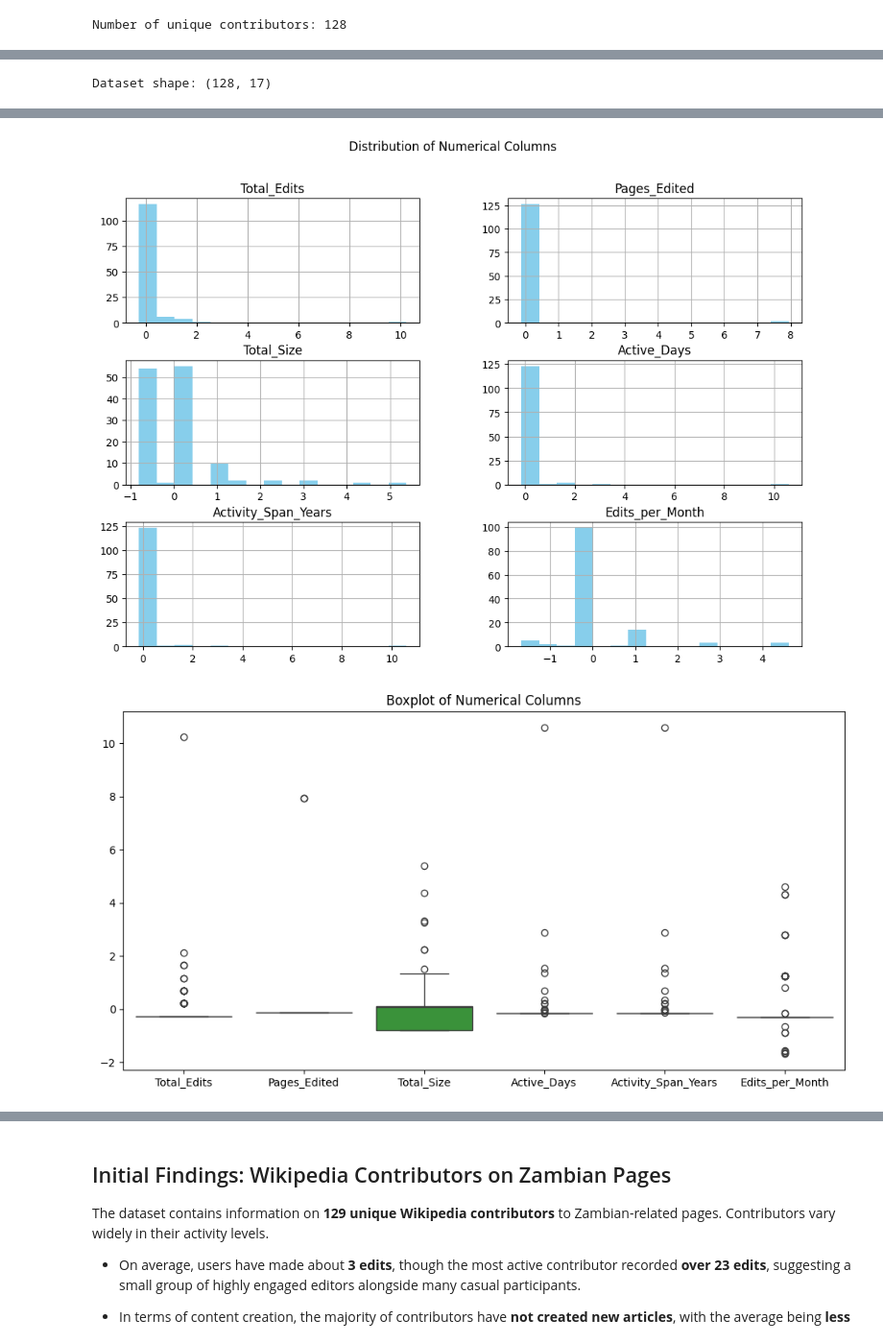
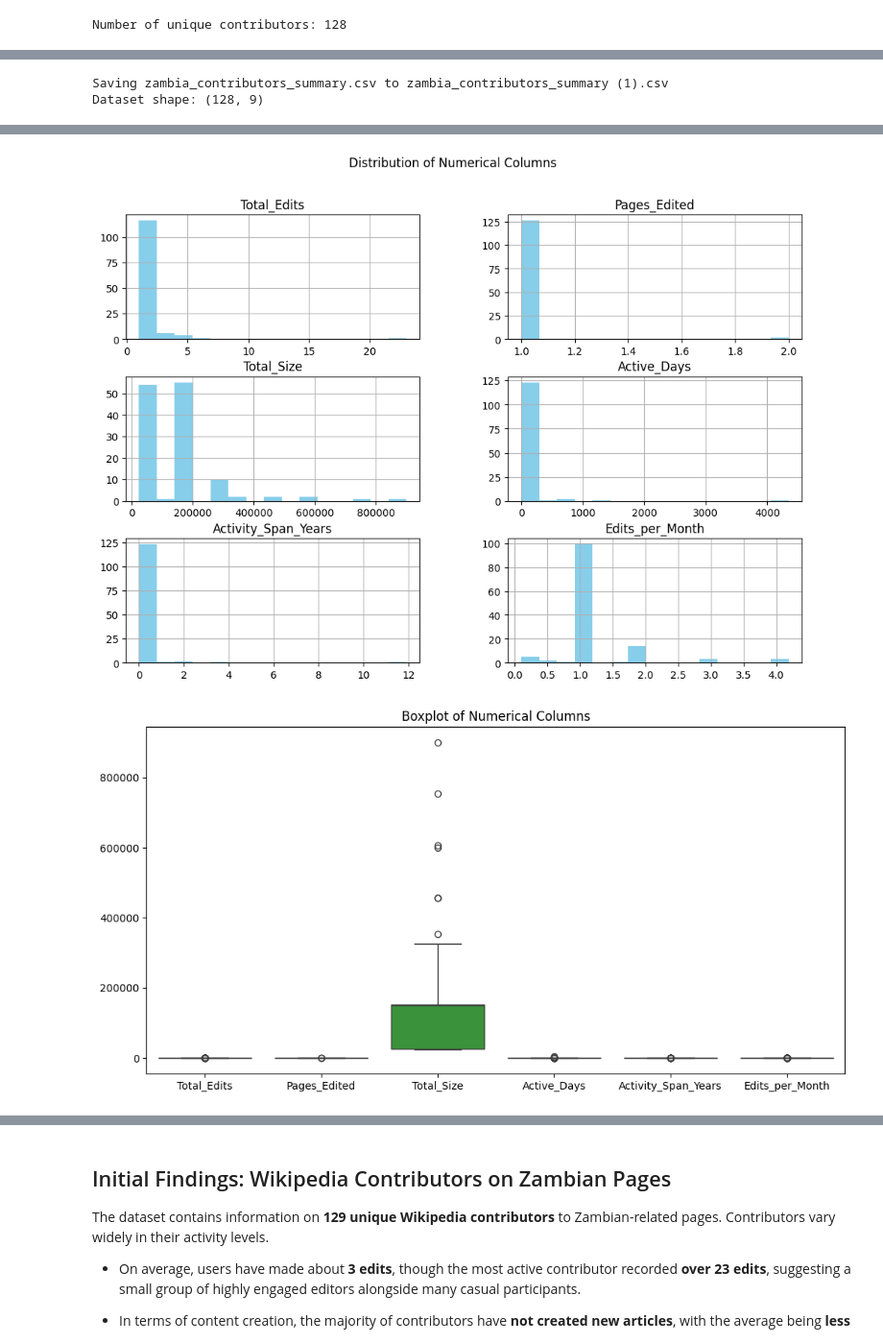
Before and after one commit to Ezra-11/knowledge-level-of-wikipedia, a Jupyter notebook: DataMining_project.ipynb, the cells around one changed output, grey strips where cells are left out. Shown at 96% size. Cells and saved outputs as stored; diff of their text form; code cells hidden in the pictures.

```diff
--- a/DataMining_project.ipynb
+++ b/DataMining_project.ipynb
@@ -302,8 +292,11 @@ import matplotlib.pyplot as plt
 import seaborn as sns
 from google.colab import files
 
+# === Upload CSV from your computer ===
+uploaded = files.upload()  # select zambia_contributors_summary.csv when prompted
 
 # === Load dataset ===
+df = pd.read_csv("zambia_contributors_summary.csv")
 
 # === Quick preview ===
 print("Dataset shape:", df.shape)
@@ -332 +326,2 @@ plt.show()
-Dataset shape: (128, 17)
+Saving zambia_contributors_summary.csv to zambia_contributors_summary (1).csv
+Dataset shape: (128, 9)
@@ -344,5 +339,5 @@ Dataset shape: (128, 17)
-[figure, old version]
+[figure, new version]
-[figure, old version]
+[figure, new version]
 [figure]
 # %% [markdown]
 ## Initial Findings: Wikipedia Contributors on Zambian Pages
```
Also changed, not shown: parts of 40 cells of this notebook.
